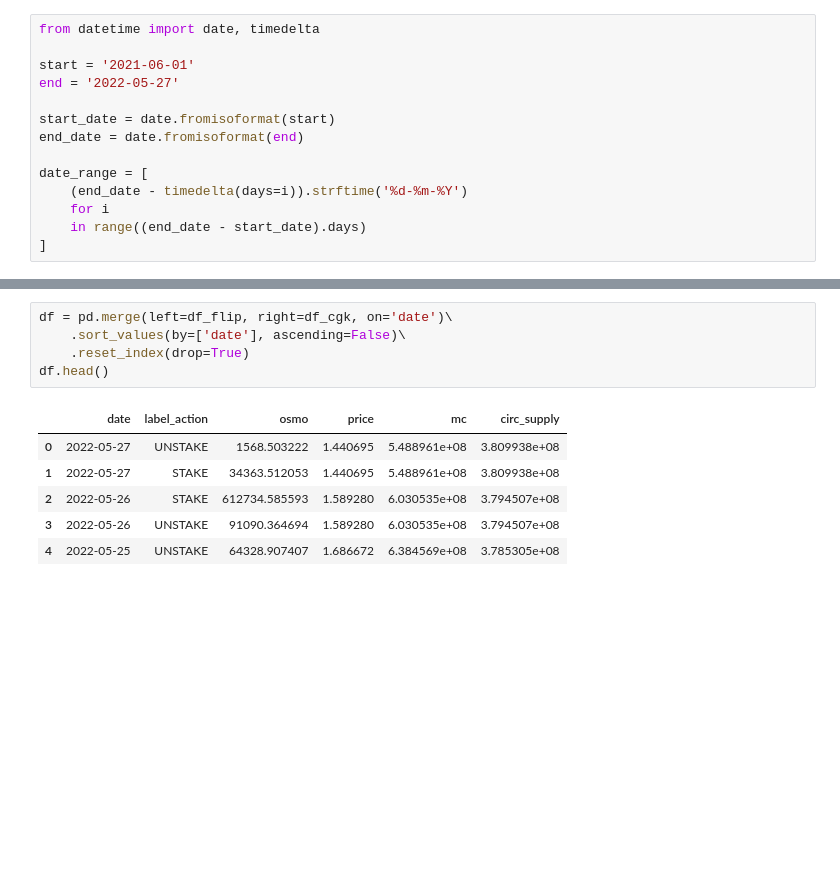
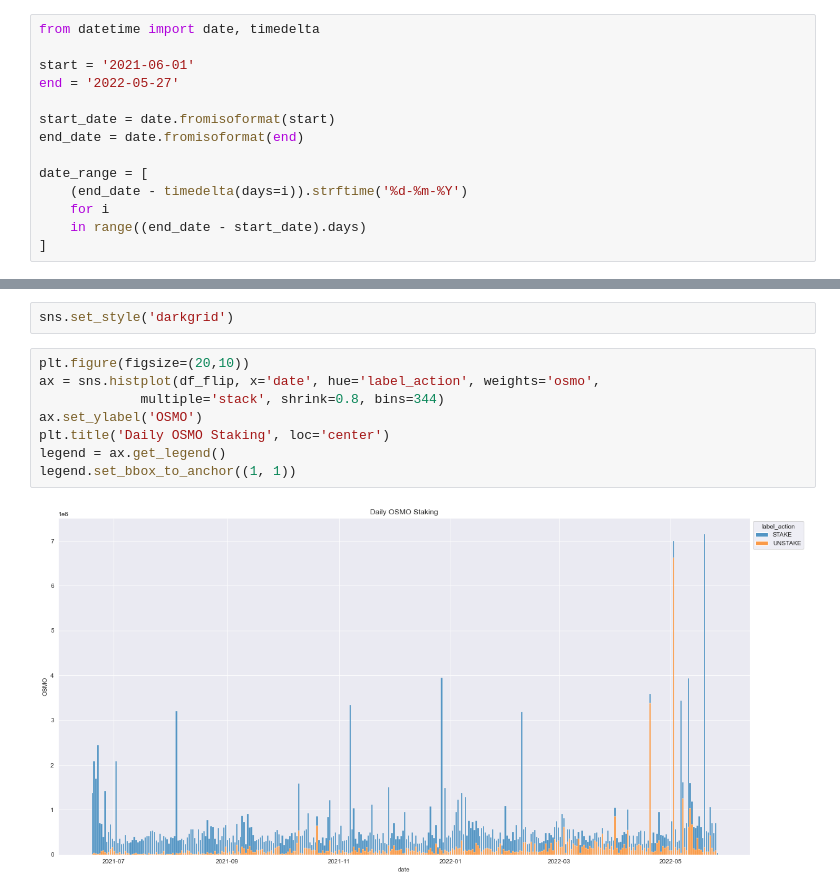
Before and after one commit to MeiLiing/flipside_bounties, a Jupyter notebook: osmosis_bounties/osmosis.ipynb, the cells around one changed output, grey strips where cells are left out. Drawn from its saved outputs; the diff is of its cells as text; blank space fills up the shorter version.

Commit message:
staking charts

```diff
--- a/osmosis_bounties/osmosis.ipynb
+++ b/osmosis_bounties/osmosis.ipynb
@@ -64,12 +67,12 @@ df_flip.head()
-# %%
-df = pd.merge(left=df_flip, right=df_cgk, on='date')\
-    .sort_values(by=['date'], ascending=False)\
-    .reset_index(drop=True)
-df.head()
-# %% [output]
-|  | date | label_action | osmo | price | mc | circ_supply |
-| 0 | 2022-05-27 | UNSTAKE | 1568.503222 | 1.440695 | 5.488961e+08 | 3.809938e+08 |
-| 1 | 2022-05-27 | STAKE | 34363.512053 | 1.440695 | 5.488961e+08 | 3.809938e+08 |
-| 2 | 2022-05-26 | STAKE | 612734.585593 | 1.589280 | 6.030535e+08 | 3.794507e+08 |
-| 3 | 2022-05-26 | UNSTAKE | 91090.364694 | 1.589280 | 6.030535e+08 | 3.794507e+08 |
-| 4 | 2022-05-25 | UNSTAKE | 64328.907407 | 1.686672 | 6.384569e+08 | 3.785305e+08 |
+# %%
+sns.set_style('darkgrid')
+# %%
+plt.figure(figsize=(20,10))
+ax = sns.histplot(df_flip, x='date', hue='label_action', weights='osmo',
+             multiple='stack', shrink=0.8, bins=344)
+ax.set_ylabel('OSMO')
+plt.title('Daily OSMO Staking', loc='center')
+legend = ax.get_legend()
+legend.set_bbox_to_anchor((1, 1))
+# %% [output]
+[figure, added]
```
Also changed, not shown: parts of 9 cells of this notebook.
